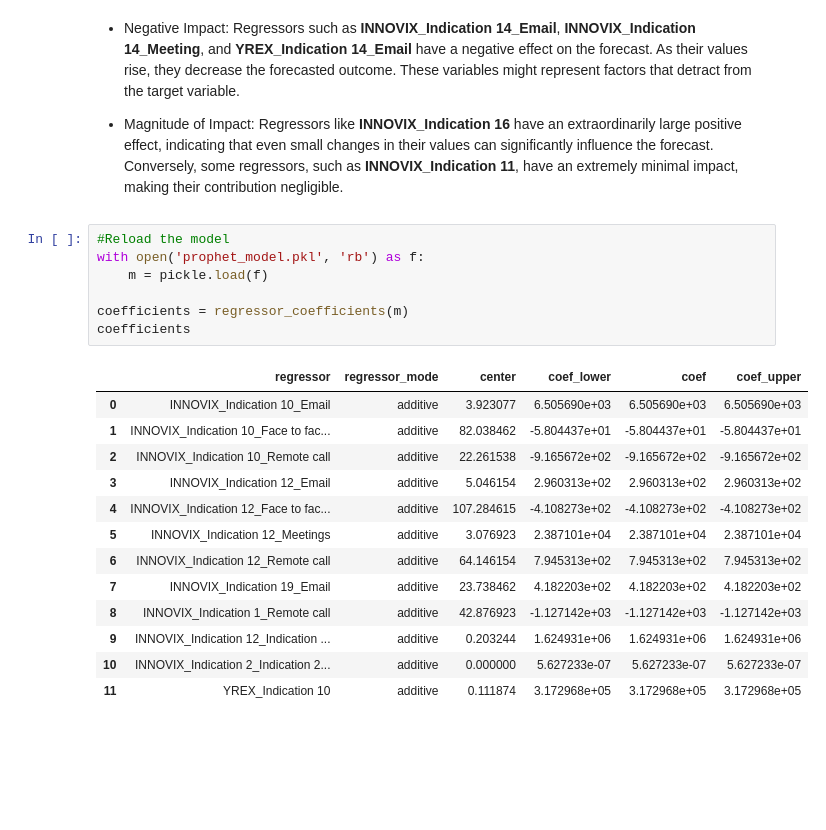
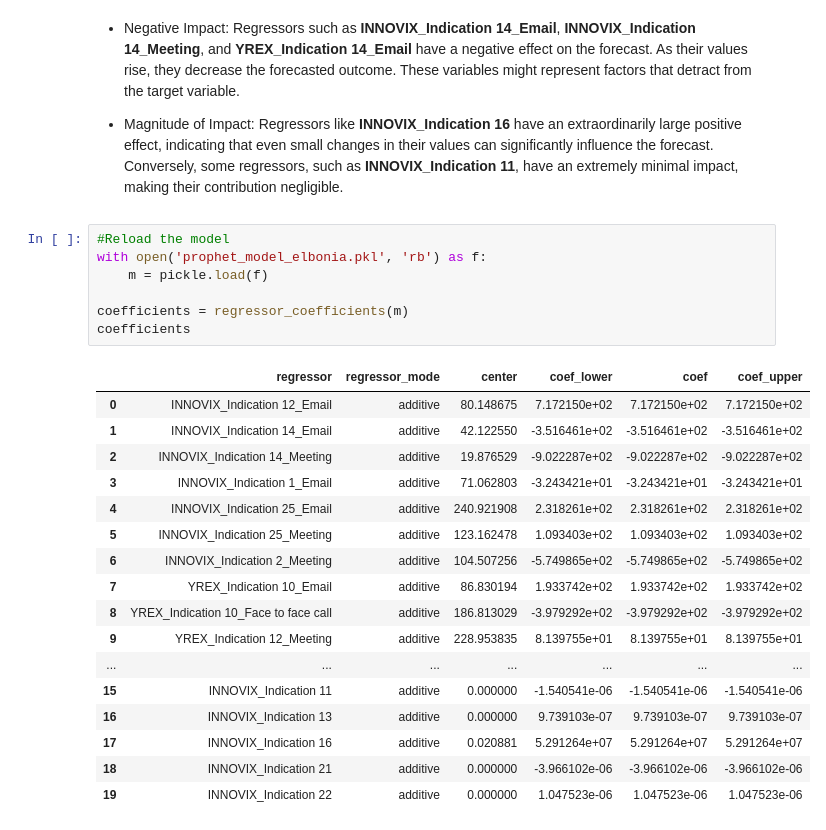
Before and after one commit to AmirMFarhang/LauzHack-CassadagApp, a Jupyter notebook: elbonia_analisys.ipynb, the cells around one changed output. Drawn from its saved outputs; the diff is of its cells as text; blank space fills up the shorter version.

Commit message:
Refactor elbonia model

```diff
--- a/elbonia_analisys.ipynb
+++ b/elbonia_analisys.ipynb
@@ -124,22 +130,26 @@ Regressors like **INNOVIX_Indication 16** have an extraordinarily large positive
 Conversely, some regressors, such as **INNOVIX_Indication 11**, have an extremely minimal impact, making their contribution negligible.
 # %%
 #Reload the model
-with open('prophet_model.pkl', 'rb') as f:
+with open('prophet_model_elbonia.pkl', 'rb') as f:
     m = pickle.load(f)
 
 coefficients = regressor_coefficients(m)
 coefficients
 # %% [output]
 |  | regressor | regressor_mode | center | coef_lower | coef | coef_upper |
-| 0 | INNOVIX_Indication 10_Email | additive | 3.923077 | 6.505690e+03 | 6.505690e+03 | 6.505690e+03 |
-| 1 | INNOVIX_Indication 10_Face to fac... | additive | 82.038462 | -5.804437e+01 | -5.804437e+01 | -5.804437e+01 |
-| 2 | INNOVIX_Indication 10_Remote call | additive | 22.261538 | -9.165672e+02 | -9.165672e+02 | -9.165672e+02 |
-| 3 | INNOVIX_Indication 12_Email | additive | 5.046154 | 2.960313e+02 | 2.960313e+02 | 2.960313e+02 |
-| 4 | INNOVIX_Indication 12_Face to fac... | additive | 107.284615 | -4.108273e+02 | -4.108273e+02 | -4.108273e+02 |
-| 5 | INNOVIX_Indication 12_Meetings | additive | 3.076923 | 2.387101e+04 | 2.387101e+04 | 2.387101e+04 |
-| 6 | INNOVIX_Indication 12_Remote call | additive | 64.146154 | 7.945313e+02 | 7.945313e+02 | 7.945313e+02 |
-| 7 | INNOVIX_Indication 19_Email | additive | 23.738462 | 4.182203e+02 | 4.182203e+02 | 4.182203e+02 |
-| 8 | INNOVIX_Indication 1_Remote call | additive | 42.876923 | -1.127142e+03 | -1.127142e+03 | -1.127142e+03 |
-| 9 | INNOVIX_Indication 12_Indication ... | additive | 0.203244 | 1.624931e+06 | 1.624931e+06 | 1.624931e+06 |
-| 10 | INNOVIX_Indication 2_Indication 2... | additive | 0.000000 | 5.627233e-07 | 5.627233e-07 | 5.627233e-07 |
-| 11 | YREX_Indication 10 | additive | 0.111874 | 3.172968e+05 | 3.172968e+05 | 3.172968e+05 |
+| 0 | INNOVIX_Indication 12_Email | additive | 80.148675 | 7.172150e+02 | 7.172150e+02 | 7.172150e+02 |
+| 1 | INNOVIX_Indication 14_Email | additive | 42.122550 | -3.516461e+02 | -3.516461e+02 | -3.516461e+02 |
+| 2 | INNOVIX_Indication 14_Meeting | additive | 19.876529 | -9.022287e+02 | -9.022287e+02 | -9.022287e+02 |
+| 3 | INNOVIX_Indication 1_Email | additive | 71.062803 | -3.243421e+01 | -3.243421e+01 | -3.243421e+01 |
+| 4 | INNOVIX_Indication 25_Email | additive | 240.921908 | 2.318261e+02 | 2.318261e+02 | 2.318261e+02 |
+| 5 | INNOVIX_Indication 25_Meeting | additive | 123.162478 | 1.093403e+02 | 1.093403e+02 | 1.093403e+02 |
+| 6 | INNOVIX_Indication 2_Meeting | additive | 104.507256 | -5.749865e+02 | -5.749865e+02 | -5.749865e+02 |
+| 7 | YREX_Indication 10_Email | additive | 86.830194 | 1.933742e+02 | 1.933742e+02 | 1.933742e+02 |
+| 8 | YREX_Indication 10_Face to face call | additive | 186.813029 | -3.979292e+02 | -3.979292e+02 | -3.979292e+02 |
+| 9 | YREX_Indication 12_Meeting | additive | 228.953835 | 8.139755e+01 | 8.139755e+01 | 8.139755e+01 |
+| ... | ... | ... | ... | ... | ... | ... |
+| 15 | INNOVIX_Indication 11 | additive | 0.000000 | -1.540541e-06 | -1.540541e-06 | -1.540541e-06 |
+| 16 | INNOVIX_Indication 13 | additive | 0.000000 | 9.739103e-07 | 9.739103e-07 | 9.739103e-07 |
+| 17 | INNOVIX_Indication 16 | additive | 0.020881 | 5.291264e+07 | 5.291264e+07 | 5.291264e+07 |
+| 18 | INNOVIX_Indication 21 | additive | 0.000000 | -3.966102e-06 | -3.966102e-06 | -3.966102e-06 |
+| 19 | INNOVIX_Indication 22 | additive | 0.000000 | 1.047523e-06 | 1.047523e-06 | 1.047523e-06 |
```
Also changed, not shown: parts of 9 cells of this notebook, 1 other file.
